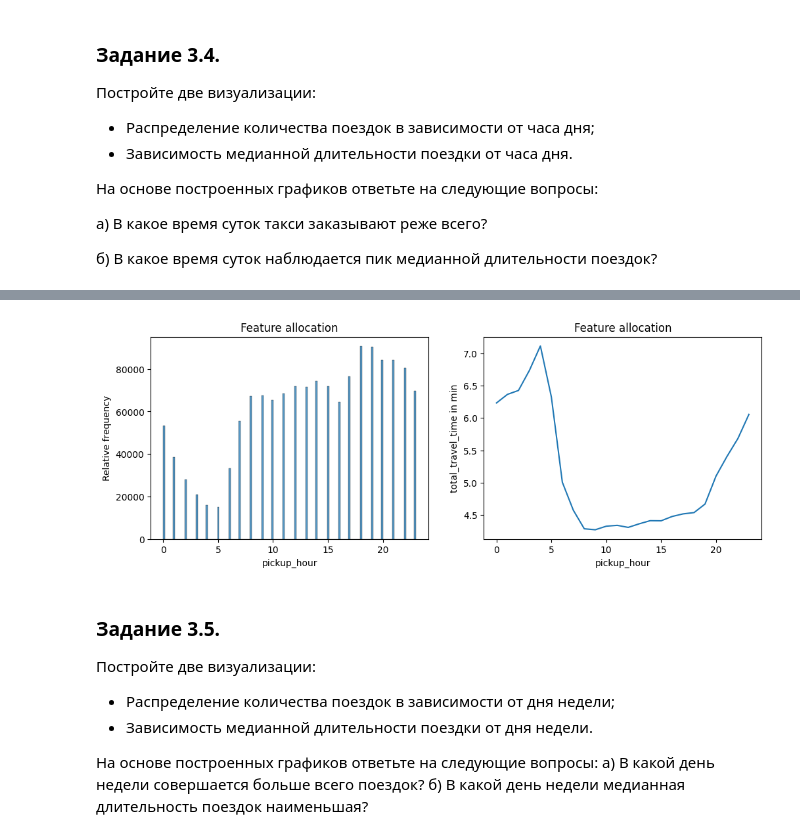
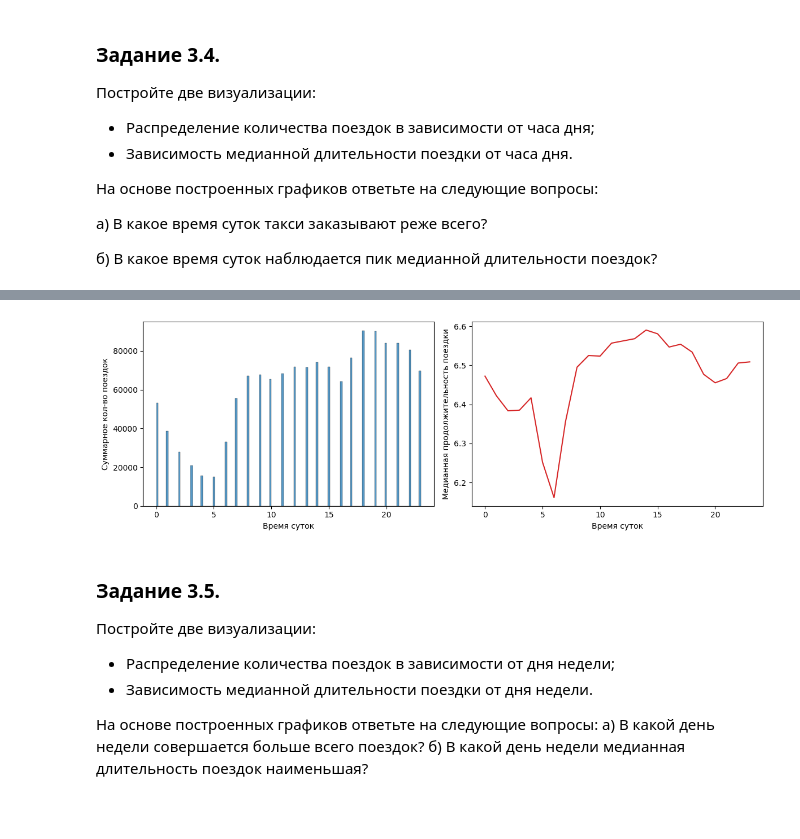
Before and after one commit to Lepnik/data_science_lnv, a Jupyter notebook: MATH+ML/Project_5/Project-5._Ноутбук-шаблон.ipynb, the cells around one changed output, grey strips where cells are left out. Saved outputs shown, nothing was run; the diff lists cells and outputs as text; code cells hidden in the pictures; blank space fills up the shorter version.

```diff
--- a/MATH+ML/Project_5/Project-5._Ноутбук-шаблон.ipynb
+++ b/MATH+ML/Project_5/Project-5._Ноутбук-шаблон.ipynb
@@ -511,17 +491,15 @@ Name: total_distance, dtype: float64
-# %%
-# ваш код здесь
-fig, axes = plt.subplots(1, 2, figsize = (12, 4))
-sns.histplot(x=sum_data['pickup_hour'], ax=axes[0]) #,
-axes[0].set(xlabel='pickup_hour', ylabel='Relative frequency')
-axes[0].set_title('Feature allocation')
-
-
-sns.lineplot(sum_data.groupby('pickup_hour')['total_travel_time'].median()/60, ax=axes[1])
-axes[1].set(ylabel='total_travel_time in min', xlabel='pickup_hour')
-axes[1].set_title('Feature allocation')
-plt.show()
-# %% [output]
-[figure, removed]
+# %%
+fig, axes1 = plt.subplots(1, 2, figsize = (12, 4))
+sns.histplot(x=sum_data['pickup_hour'], ax=axes1[0])
+axes1[0].set(xlabel='Время суток', ylabel='Суммарное кол-во поездок')
+
+axes1[1].plot(sum_data.groupby(by='pickup_hour')['trip_duration_log'].median(), color='tab:red')
+axes1[1].set(xlabel='Время суток', ylabel='Медианная продолжительность поездки')
+
+fig.tight_layout()  # otherwise the right y-label is slightly clipped
+plt.show()
+# %% [output]
+[figure, added]
 # %% [markdown]
 ### Задание 3.5.
 Постройте две визуализации:
```
Also changed, not shown: parts of 8 cells of this notebook.
